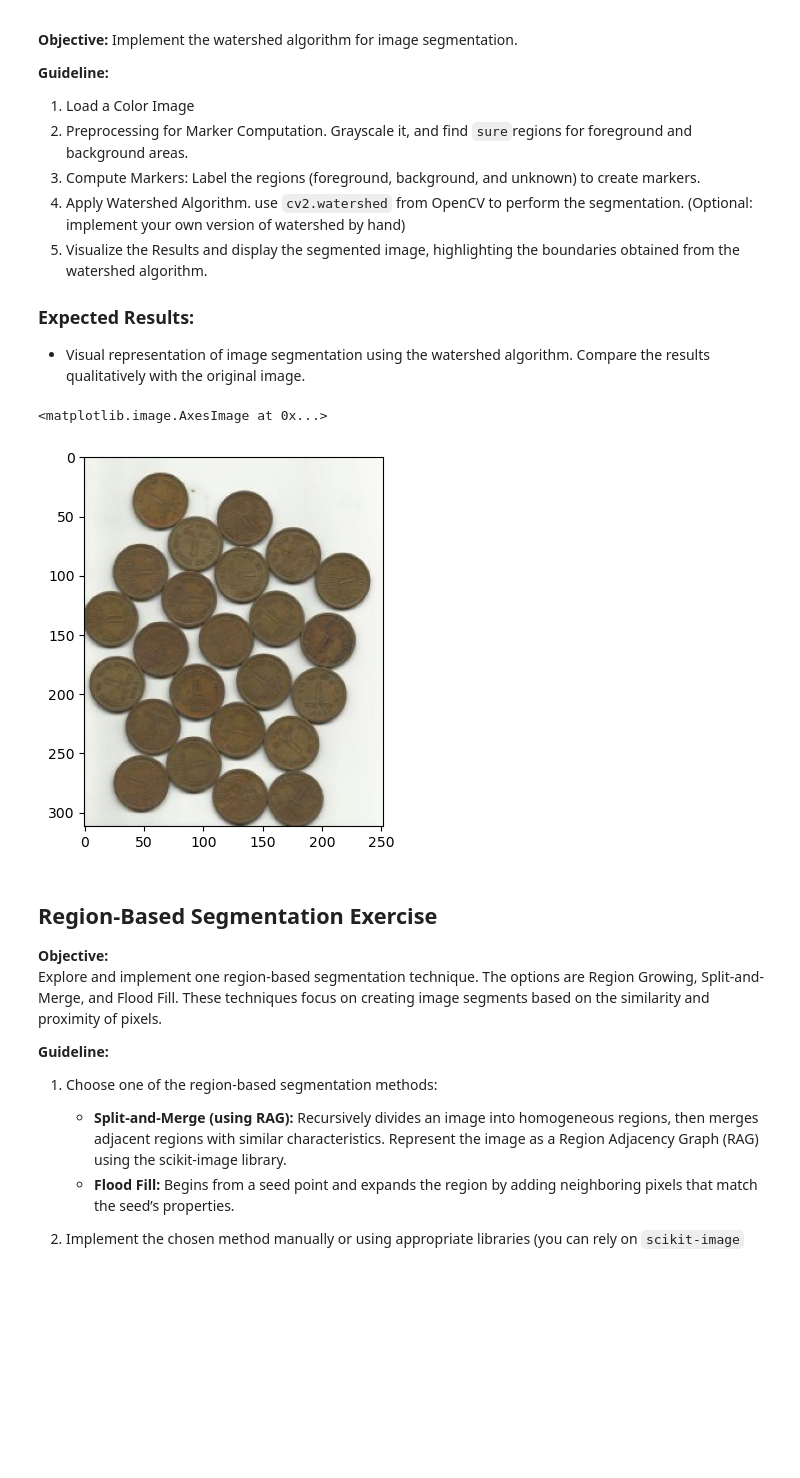
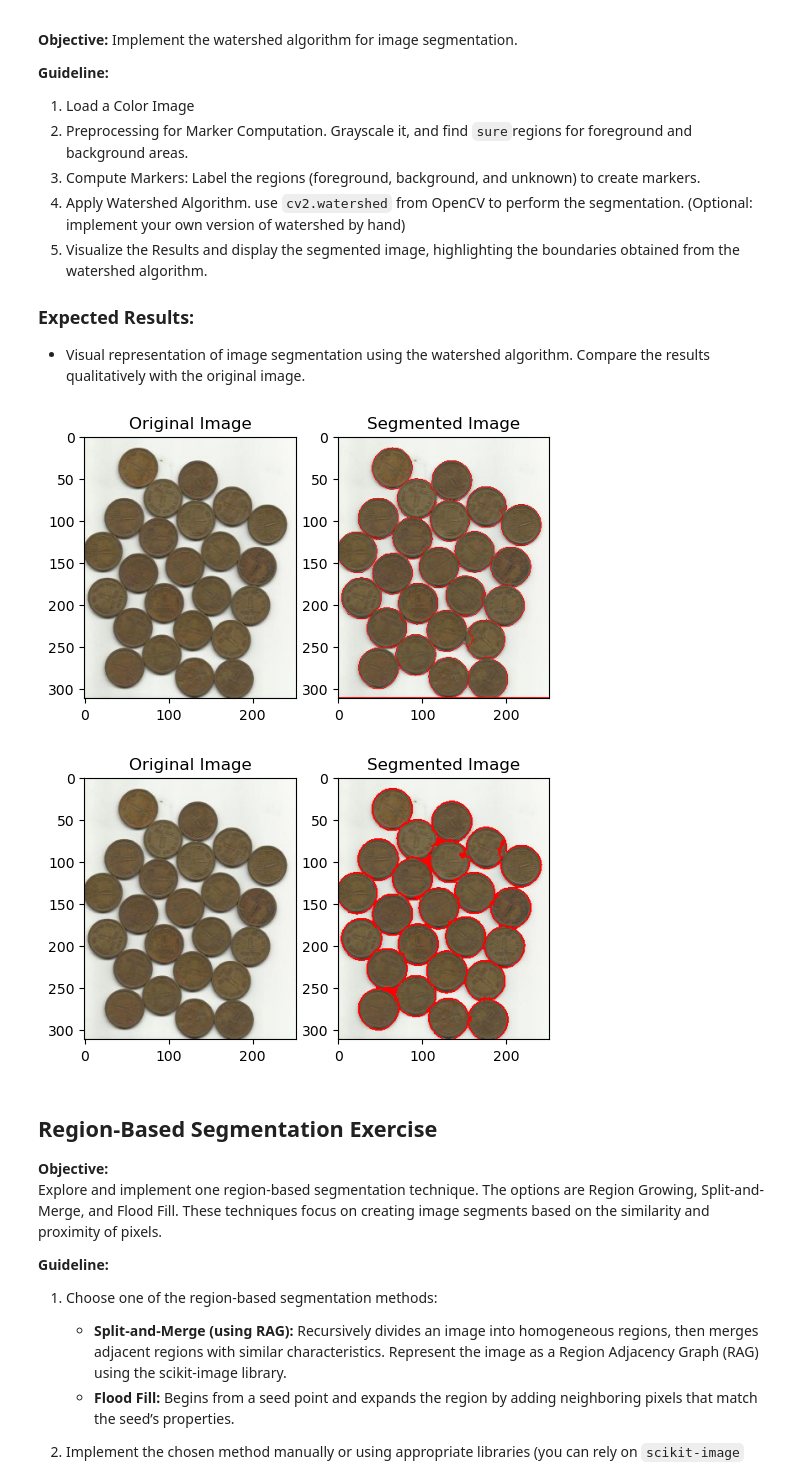
Before and after one commit to Pikurrot/cv-problems-uab, a Jupyter notebook: Lab 3/Practicum_Fondations_CV_Lab3.ipynb, the cells around one changed output. Saved outputs shown, nothing was run; the diff lists cells and outputs as text; code cells hidden in the pictures; blank space fills up the shorter version.

Commit message:
Complete watersehds
Define markers, manual watersehds, visualization and pipeline

```diff
--- a/Lab 3/Practicum_Fondations_CV_Lab3.ipynb
+++ b/Lab 3/Practicum_Fondations_CV_Lab3.ipynb
@@ -665,9 +743,15 @@ def watershed_segmentation(image):
 # %%
 img = load_color_image("images/extras/coins.jpg")
-plt.imshow(img)
-# %% [output]
-<matplotlib.image.AxesImage at 0x...>
-[figure, removed]
+# %%
+segmented_cv2 = watershed_segmentation(img)
+segmented = watershed_segmentation(img, manual=True)
+visualize_segmentation(img, segmented_cv2)
+# %% [output]
+[figure, added]
+# %%
+visualize_segmentation(img, segmented)
+# %% [output]
+[figure, added]
 # %% [markdown]
 ## Region-Based Segmentation Exercise
 **Objective:**
```
Also changed, not shown: parts of 1 cell of this notebook.
